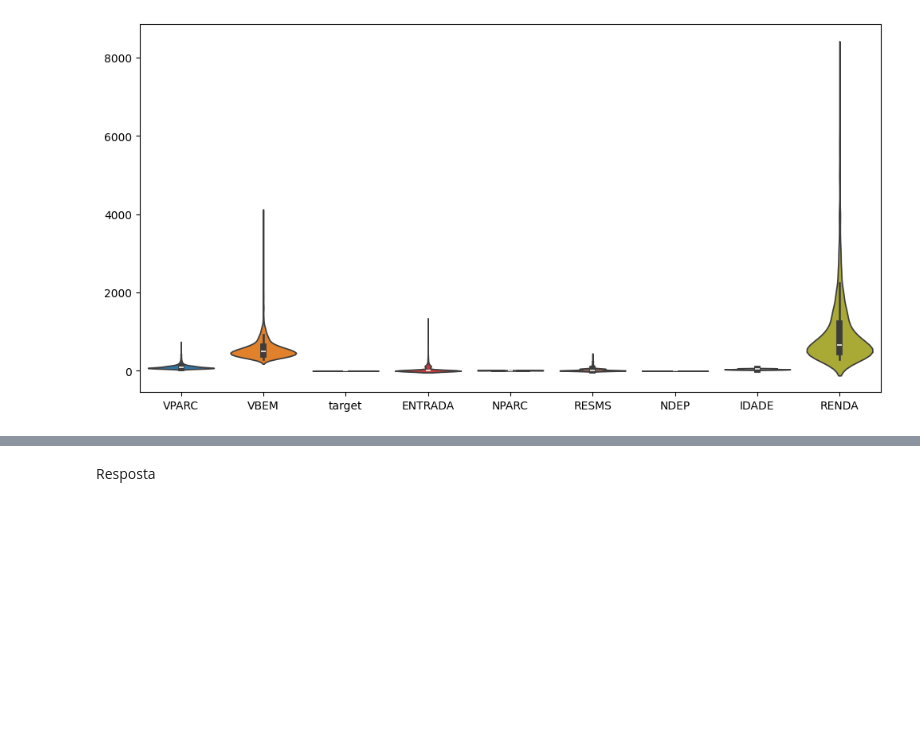
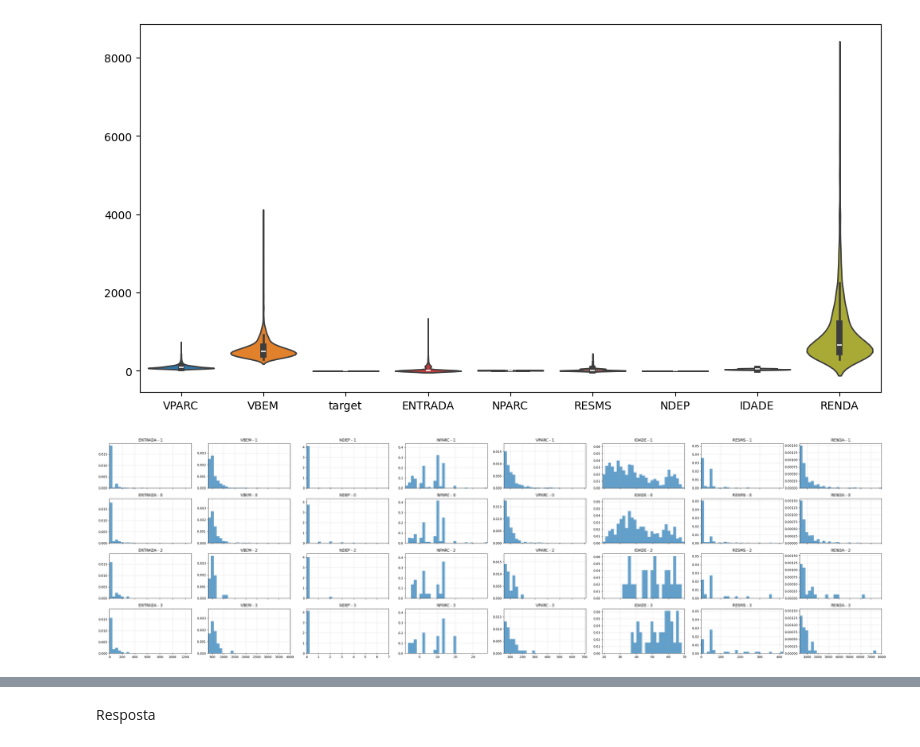
Before and after one commit to Diego-Vasquez/ALGORITMOS_Y_ESTRUCTURA_DE_DATOS, a Jupyter notebook: pos_grad/lista 1/lista_1.ipynb, the cells around one changed output, grey strips where cells are left out. Saved outputs shown, nothing was run; the diff lists cells and outputs as text; code cells hidden in the pictures; blank space fills up the shorter version.

```diff
--- a/pos_grad/lista 1/lista_1.ipynb
+++ b/pos_grad/lista 1/lista_1.ipynb
@@ -384,3 +382,71 @@ sns.violinplot(data=dataset[var_num])
 plt.show()
 # %% [output]
 [figure]
+# %%
+# Analizando el comportamiento de las distribucion de los datos
+
+'''
+
+Para este caso vemos que si revisamos como se comportan las las variables numericas
+con las variables categoricas vemos que la mayoria tiene un comportamiento similar en distribucion,
+con ligeros cambios entorno a su comportamiento.
+
+Por ejemplo en el caso de NPARC que
+hay personas que obtaron por un numero de 15 parcelas es un poco mas frecuente el la categoria
+3 del estado civil, lo que muestran una distribucion con un cambio significativo, y podria ser
+util para el modelo.
+
+Tambien, la distribucion de edades es distinta segun el estado civil, un hecho logico y que pueda ser relevante
+para el modelo, el cual es bastante diferente entre las diferentes categoricas, cambiando en forma y en modas
+
+en el RESMS vemos uqe si vamos de 0 1 2 y 3, se aprecia que la tendencia que inicia de la mayoria a no tener
+tiempo de moradia, se empieza a desplazar la tendencia a la derecha, lo que muestra que la gente tiene a morar mas tiempo
+
+Por otro lado NPARC tambien muestra cambios ligeros en la distrinucion entre las diferentes categorias, pero el cambio es bajo
+
+La renda tambien cambia su distribucion segun el estado civil, lo cual muestra que tiende a agruparse mas hacia la moda en cero
+para los grupos 2 y 3, y menos para los grupos 0 y 1
+
+Resumo:
+
+Muestra de interaccion fuerte: IDADE
+Muestra de interaccion Media: NPARC
+Muestra de interaccion Media-baja: Renda,
+Muestra de interaccion baja: RESMS
+Muestra de interaccion dEBIL (casi no notoria): Las otras categorias
+
+'''
+
+import numpy as np
+import matplotlib.pyplot as plt
+
+cols = var_num[:]
+categorias = dataset['ESTC'].unique()
+
+fig, axes = plt.subplots(
+    len(categorias),
+    len(cols),
+    figsize=(35, 10),
+    sharex='col',
+    sharey='col'
+)
+
+for j, col in enumerate(cols):
+    xmin = dataset[col].min()
+    xmax = dataset[col].max()
+    bins = np.linspace(xmin, xmax, 30)
+
+    for i, cat in enumerate(categorias):
+        ax = axes[i, j]
+
+        data = dataset[dataset['ESTC'] == cat][col]
+        ax.hist(data, bins=bins, alpha=0.7, density=True)
+
+        ax.set_xlim(xmin, xmax)
+        ax.set_title(f'{col} - {cat}')
+        ax.grid(True, linestyle='--', alpha=0.5)
+
+plt.tight_layout()
+plt.show()
+# %% [output]
+[figure, added]
```
Also changed, not shown: parts of 3 cells of this notebook.
